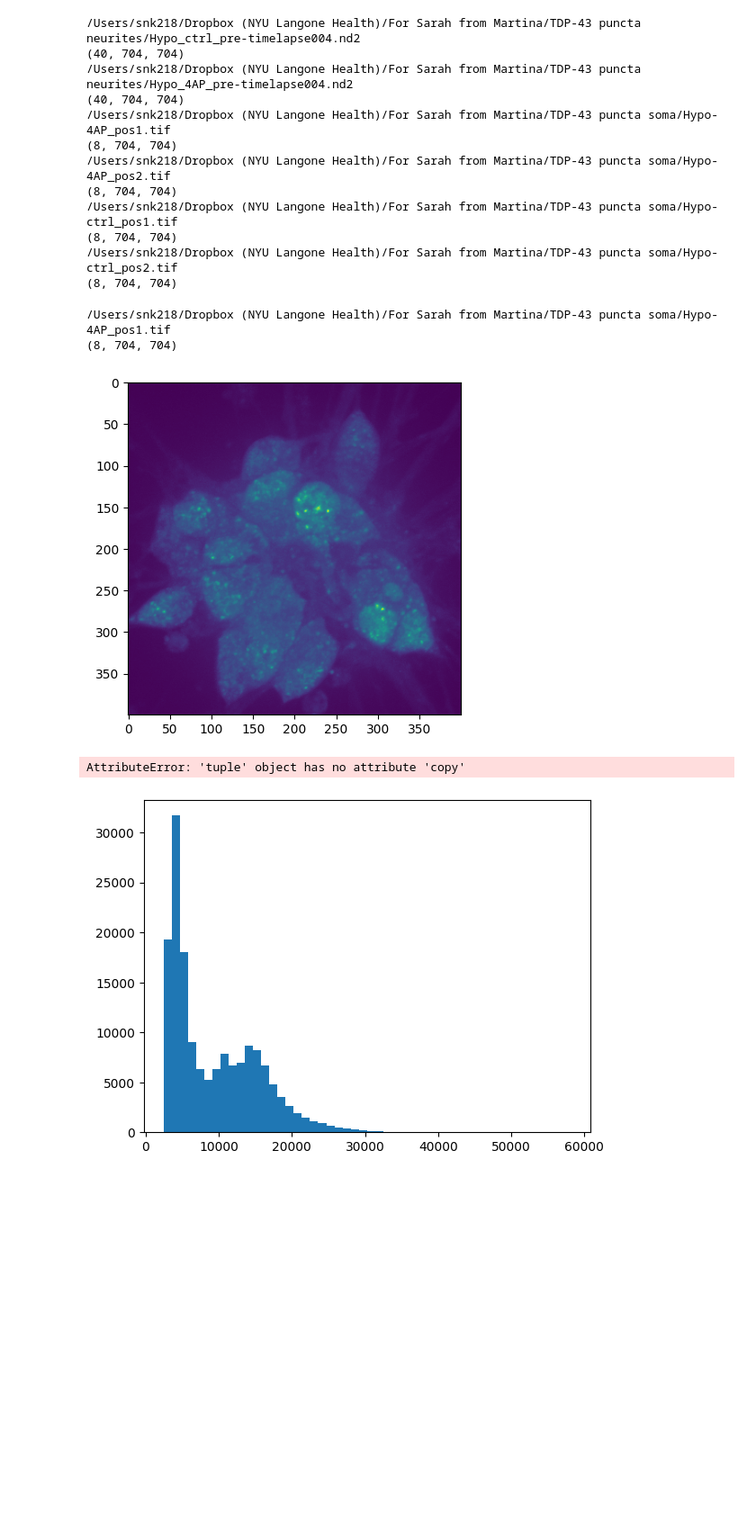
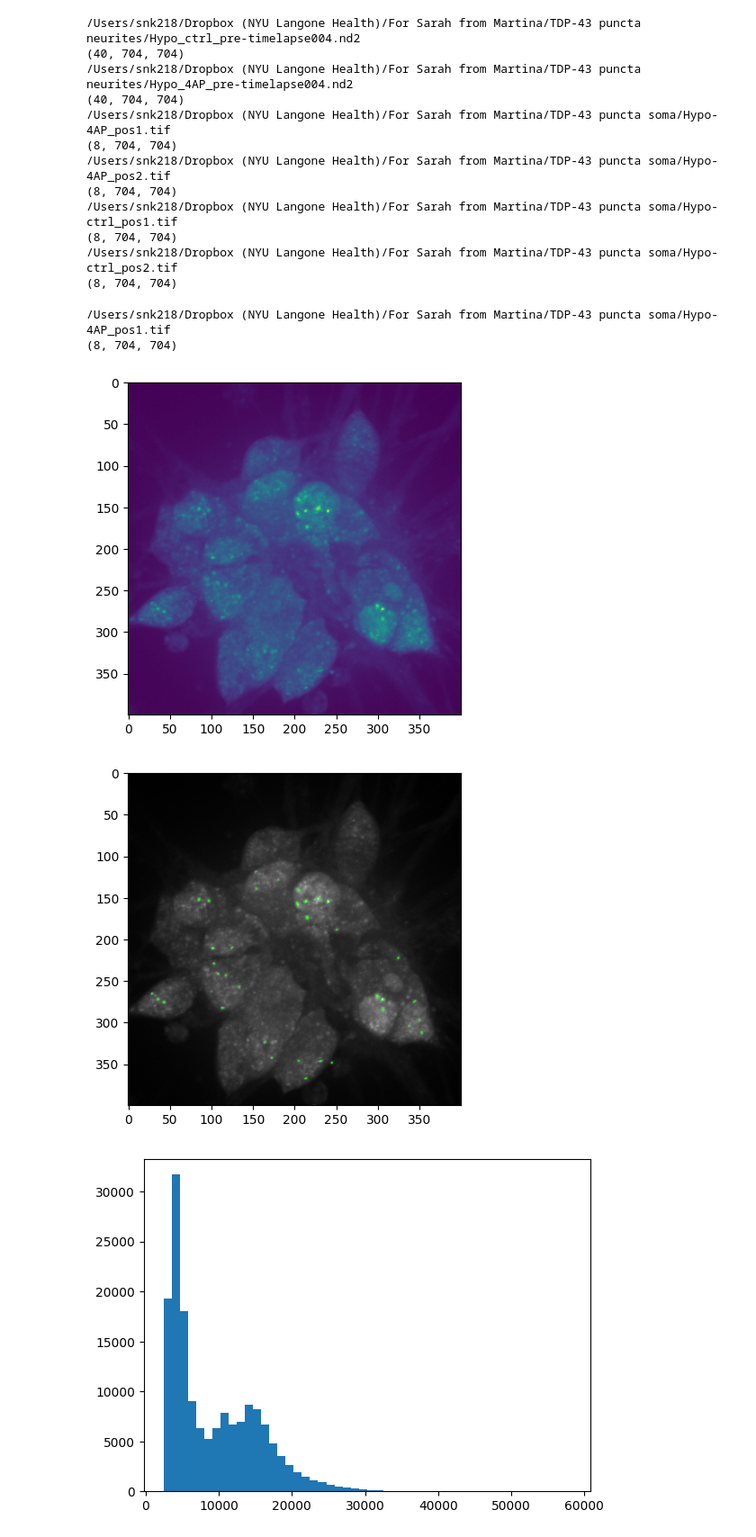
Before and after one commit to liamholtlab/spot_detection, a Jupyter notebook: notebooks/tdp43.ipynb, the cells around one changed output. Shown: that part at 90% size. Drawn from its saved outputs; the diff is of its cells as text; code cells hidden in the pictures; blank space fills up the shorter version.

```diff
--- a/notebooks/tdp43.ipynb
+++ b/notebooks/tdp43.ipynb
@@ -71,7 +71,7 @@ def dot_3d_wrapper(struct_img, s3_param):
     return bw
 
 def find_spots(spot_img, sm_sigma=1, spot_params=[[1, 0.04]], ws=True, min_area=3,
-               props=('label','area','centroid','mean_intensity')):
+               props=['label','area','centroid','mean_intensity']):
 
     # Pre-processing
     spot_img_rescl = intensity_normalization(spot_img, scaling_param=[0])
@@ -249,35 +249,35 @@ img_dir = f"{home_dir}/For Sarah from Martina/TDP-43 puncta soma"
 movie_files = glob.glob(f"{img_dir}/*.tif")
 
 movie_file = movie_files[0]
 print(movie_file)
 
 # read in the file
 movie_file = "/Users/snk218/Dropbox (NYU Langone Health)/For Sarah from Martina/TDP-43 puncta soma/Hypo-4AP_pos2.tif"
 images = io.imread(movie_file)
 print(images.shape)
 
 # Here I take only image time point zero and I zoom in a bit, then display the image
 ex_img = images[0][100:500,150:550]
 plt.imshow(ex_img)
 plt.show()
 
 #Running the algorithm
 spot_labels, df = find_spots(ex_img, sm_sigma=1, spot_params=[[1, 0.04]], ws=True, min_area=3,
-                           props=('label','area','centroid','mean_intensity'))
+                           props=['label','area','centroid','mean_intensity'])
 
 # Display overlay of detected spots
 img_uint8 = exposure.rescale_intensity(ex_img, out_range=(0, 255)).astype('uint8')
 image_label_overlay = segmentation.mark_boundaries(img_uint8,
                                                    spot_labels,
                                                    color=[0, 1, 0],
                                                    mode='inner')
 plt.imshow(image_label_overlay)
 plt.show()
 # %% [output]
 /Users/snk218/Dropbox (NYU Langone Health)/For Sarah from Martina/TDP-43 puncta soma/Hypo-4AP_pos1.tif
 (8, 704, 704)
 [figure]
-AttributeError: 'tuple' object has no attribute 'copy'
+[figure, added]
 # %%
 # Below I break down the code and apply the algorithm step by step
 
```
